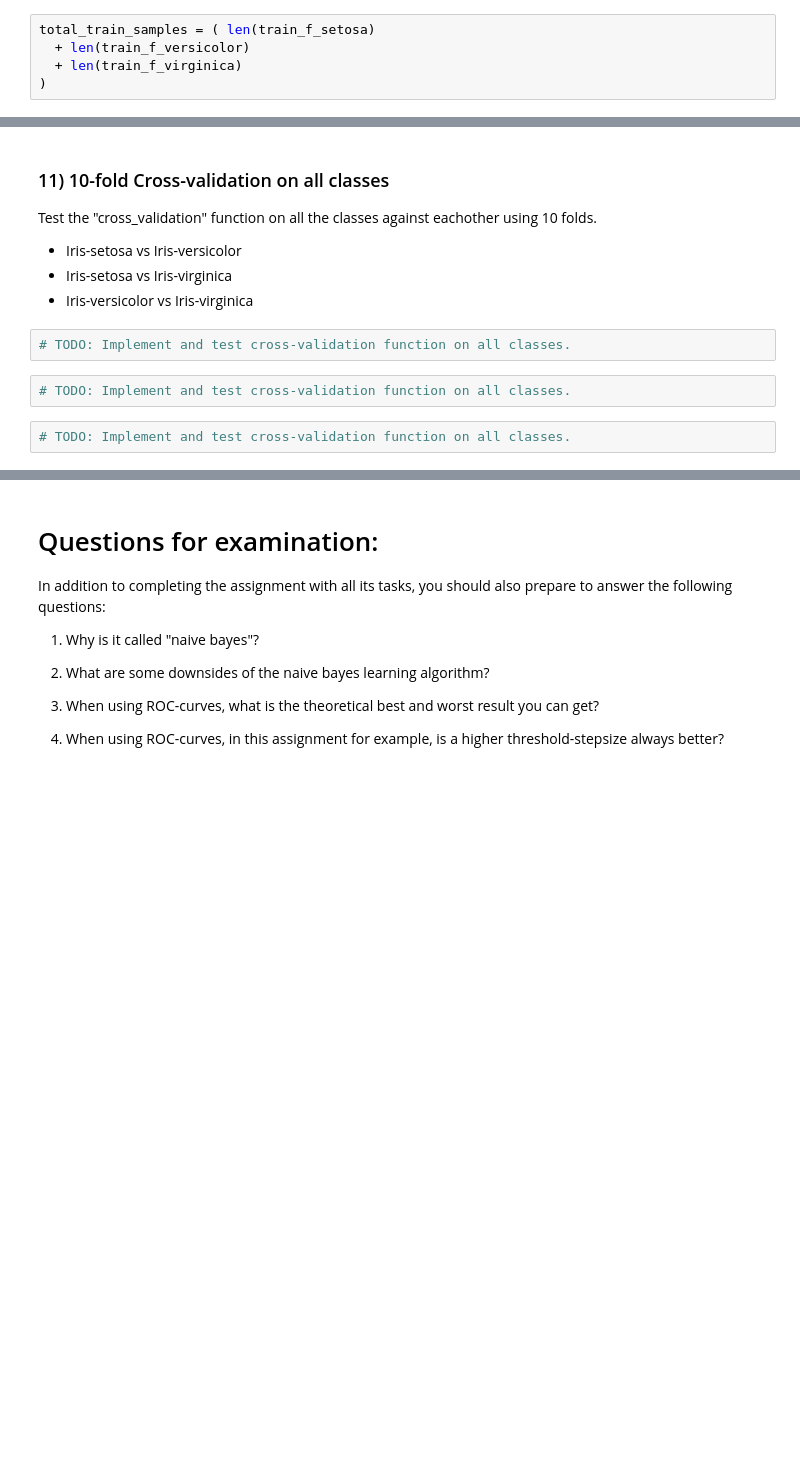
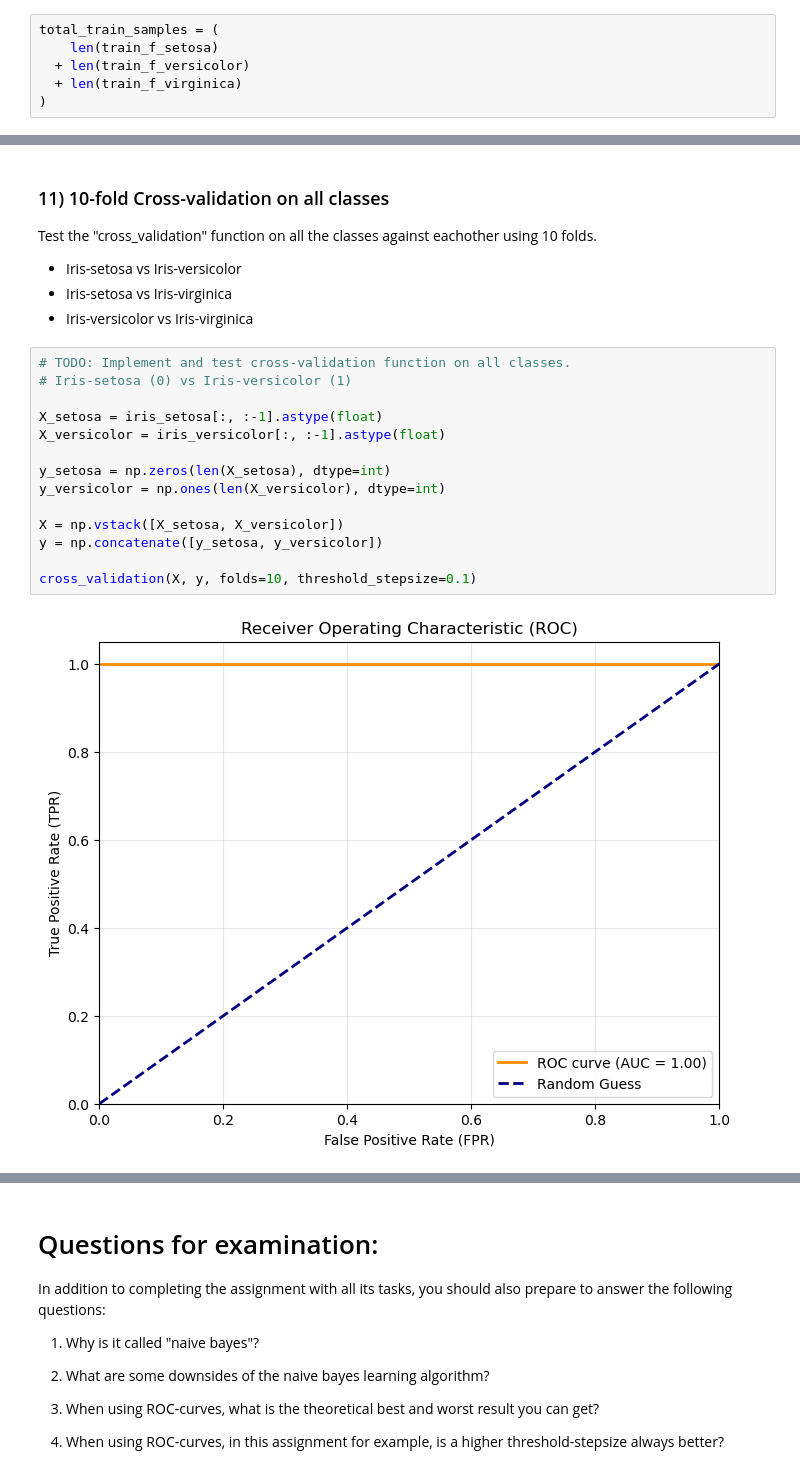
Before and after one commit to beew77/Naive-Bayes-learning, a Jupyter notebook: ML-Assignment 1 - Student names.ipynb, the cells around one changed output, grey strips where cells are left out. Cells and saved outputs as stored; diff of their text form; blank space fills up the shorter version.

```diff
--- a/ML-Assignment 1 - Student names.ipynb
+++ b/ML-Assignment 1 - Student names.ipynb
@@ -200,7 +200,8 @@ features test shape:
  [5.0 3.4 1.6 0.4]
  [4.5 2.3 1.3 0.3]]
 # %%
-total_train_samples = ( len(train_f_setosa)
+total_train_samples = (
+    len(train_f_setosa)
   + len(train_f_versicolor)
   + len(train_f_virginica)
 )
@@ -670,9 +672,19 @@ Test the "cross_validation" function on all the classes against eachother using
 * Iris-setosa vs Iris-versicolor
 * Iris-setosa vs Iris-virginica
 * Iris-versicolor vs Iris-virginica
-# %%
-# TODO: Implement and test cross-validation function on all classes.
-# %%
-# TODO: Implement and test cross-validation function on all classes.
-# %%
-# TODO: Implement and test cross-validation function on all classes.
+# %%
+# TODO: Implement and test cross-validation function on all classes.
+# Iris-setosa (0) vs Iris-versicolor (1)
+
+X_setosa = iris_setosa[:, :-1].astype(float)
+X_versicolor = iris_versicolor[:, :-1].astype(float)
+
+y_setosa = np.zeros(len(X_setosa), dtype=int)
+y_versicolor = np.ones(len(X_versicolor), dtype=int)
+
+X = np.vstack([X_setosa, X_versicolor])
+y = np.concatenate([y_setosa, y_versicolor])
+
+cross_validation(X, y, folds=10, threshold_stepsize=0.1)
+# %% [output]
+[figure, added]
```
Also changed, not shown: parts of 3 cells of this notebook.
